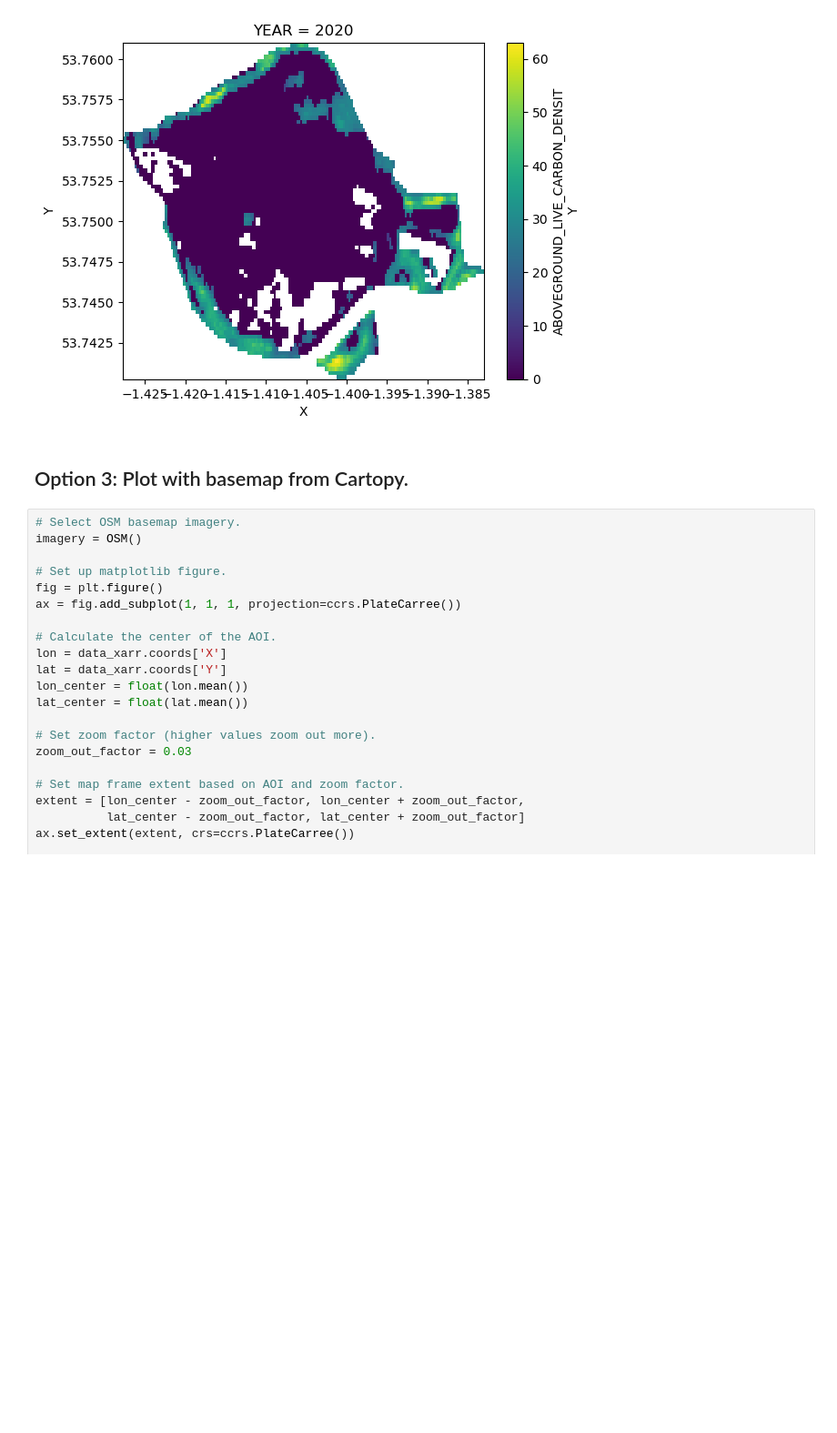
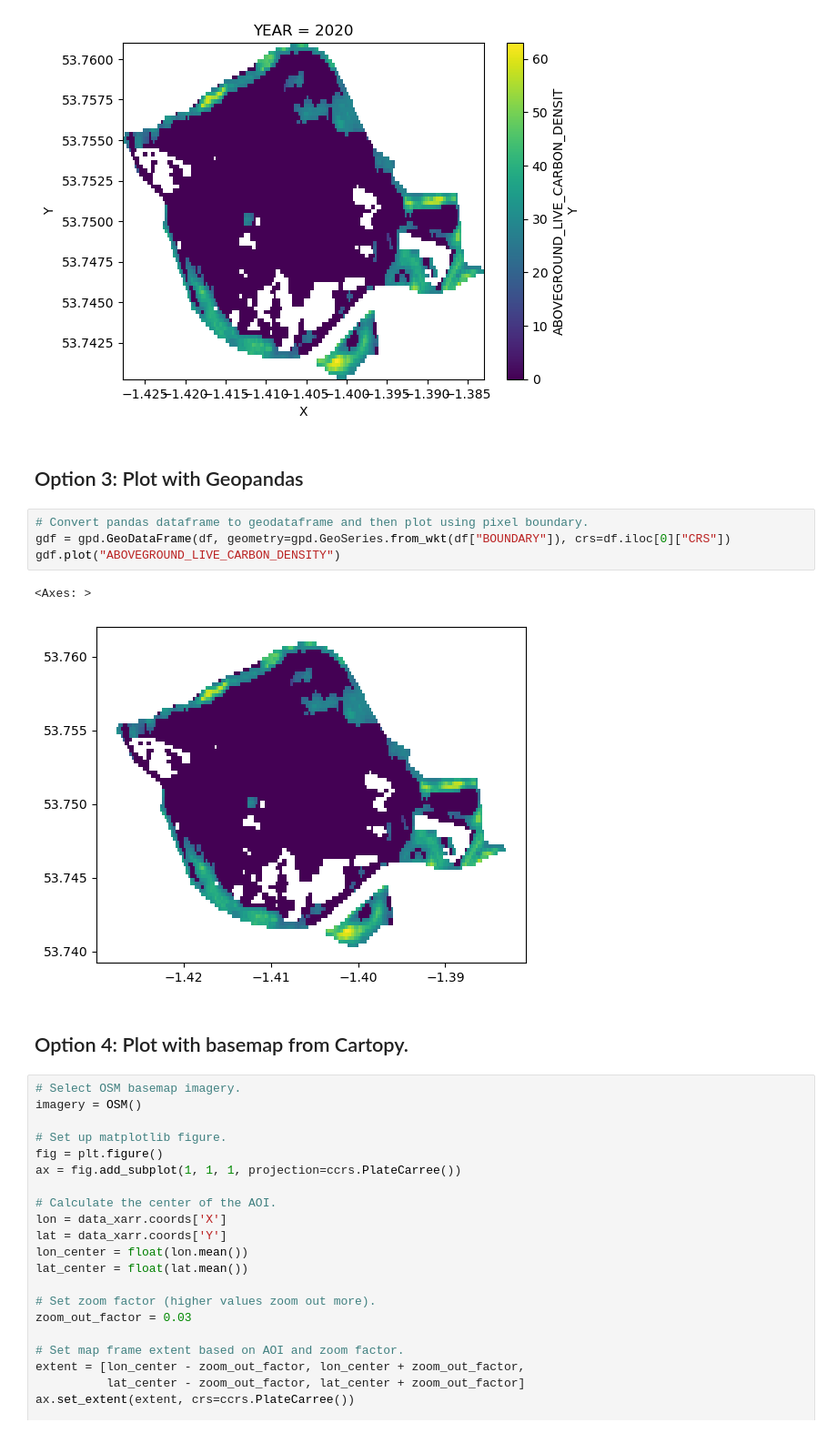
Before and after one commit to sabinenix/cecil-code-examples, a Jupyter notebook: plot-raster/plot-raster.ipynb, the cells around one changed output. Shown at 91% size. Saved outputs shown, nothing was run; the diff lists cells and outputs as text; blank space fills up the shorter version.

```diff
--- a/plot-raster/plot-raster.ipynb
+++ b/plot-raster/plot-raster.ipynb
@@ -91,8 +112,17 @@ data_xarr['ABOVEGROUND_LIVE_CARBON_DENSITY'].plot(cmap='viridis')
 # %% [output]
 <matplotlib.collections.QuadMesh at 0x...>
 [figure]
+# %% [markdown]
+## Option 3: Plot with Geopandas
+# %%
+# Convert pandas dataframe to geodataframe and then plot using pixel boundary.
+gdf = gpd.GeoDataFrame(df, geometry=gpd.GeoSeries.from_wkt(df["BOUNDARY"]), crs=df.iloc[0]["CRS"])
+gdf.plot("ABOVEGROUND_LIVE_CARBON_DENSITY")
+# %% [output]
+<Axes: >
+[figure, added]
 # %% [markdown]
-## Option 3: Plot with basemap from Cartopy.
+## Option 4: Plot with basemap from Cartopy.
 # %%
 # Select OSM basemap imagery.
 imagery = OSM()
```
Also changed, not shown: parts of 4 cells of this notebook, 6 other files.
